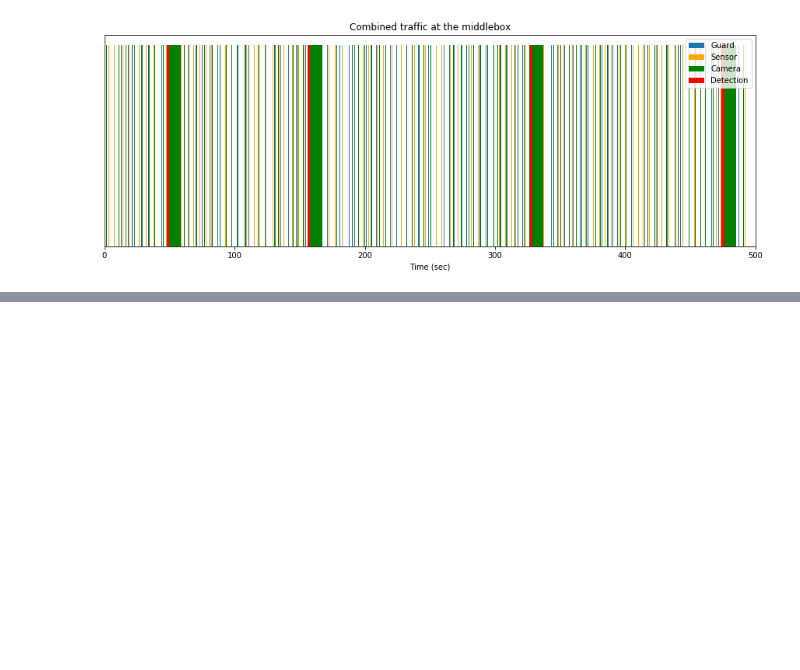
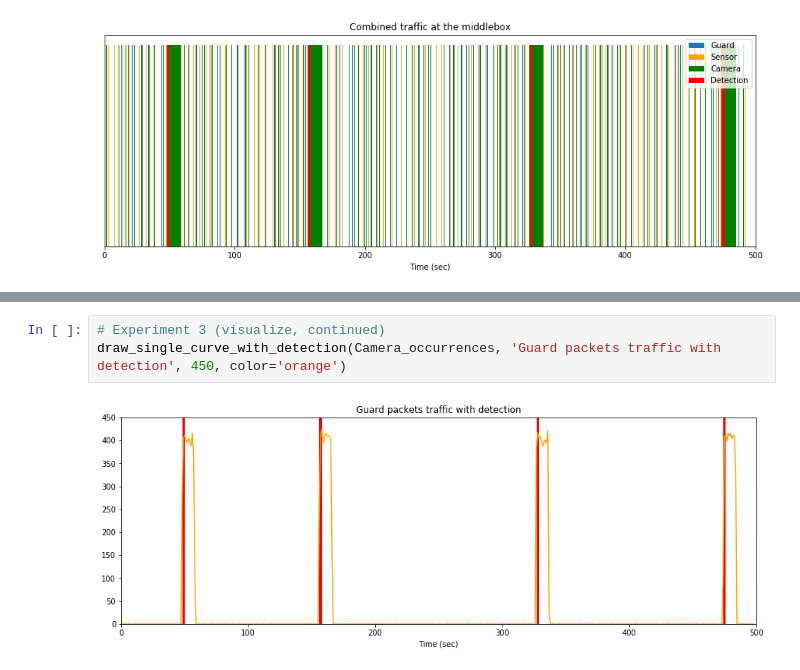
Before and after one commit to KuoTzu-yang/COMP5622_IoT_Guard_Experiment, a Jupyter notebook: experiment3_analysis_and_visualization.ipynb, the cells around one changed output, grey strips where cells are left out. Saved outputs shown, nothing was run; the diff lists cells and outputs as text; blank space fills up the shorter version.

```diff
--- a/experiment3_analysis_and_visualization.ipynb
+++ b/experiment3_analysis_and_visualization.ipynb
@@ -112,0 +177,5 @@ draw_combined_traffic()
+# %%
+# Experiment 3 (visualize, continued)
+draw_single_curve_with_detection(Camera_occurrences, 'Guard packets traffic with detection', 450, color='orange')
+# %% [output]
+[figure, added]
```
Also changed, not shown: parts of 4 cells of this notebook.
